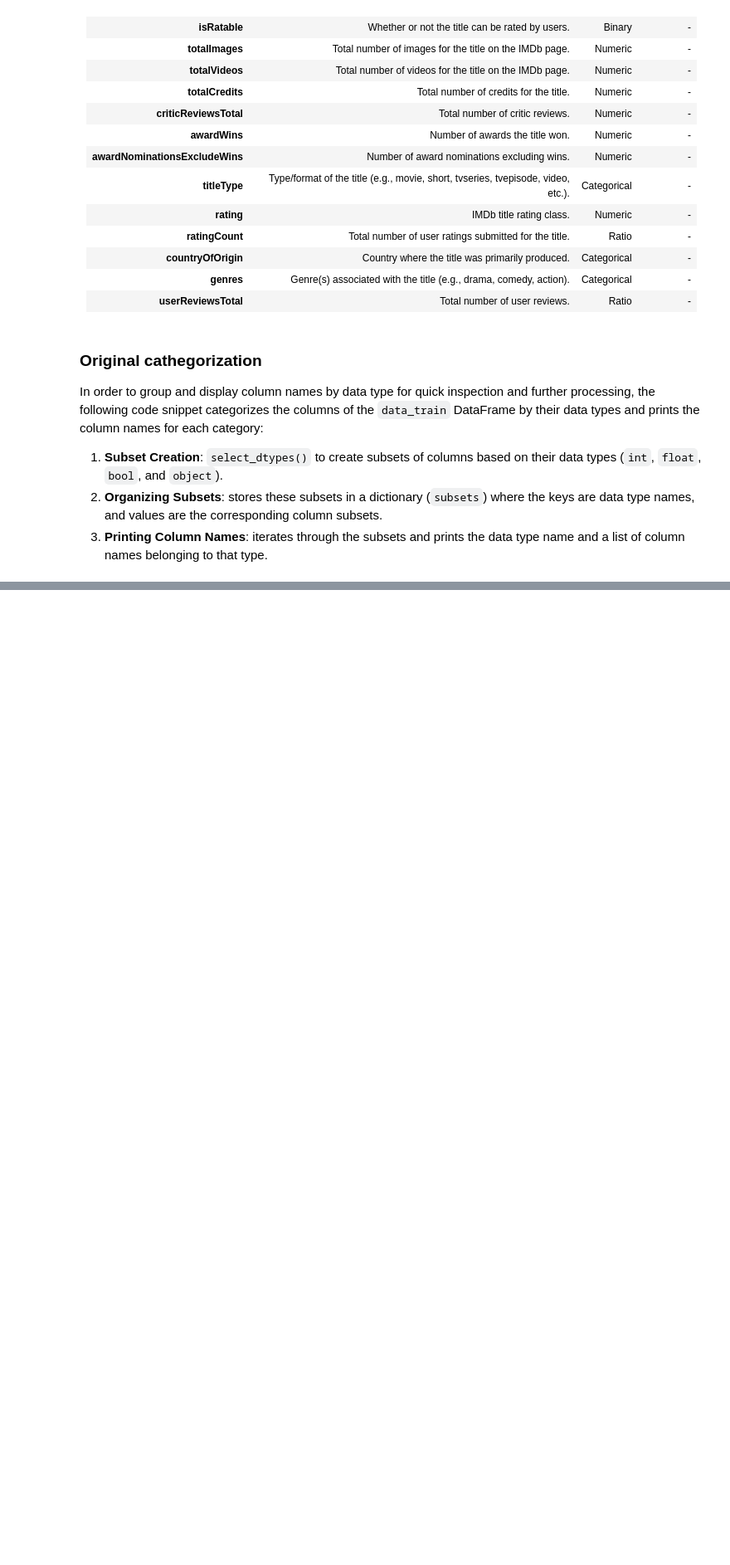
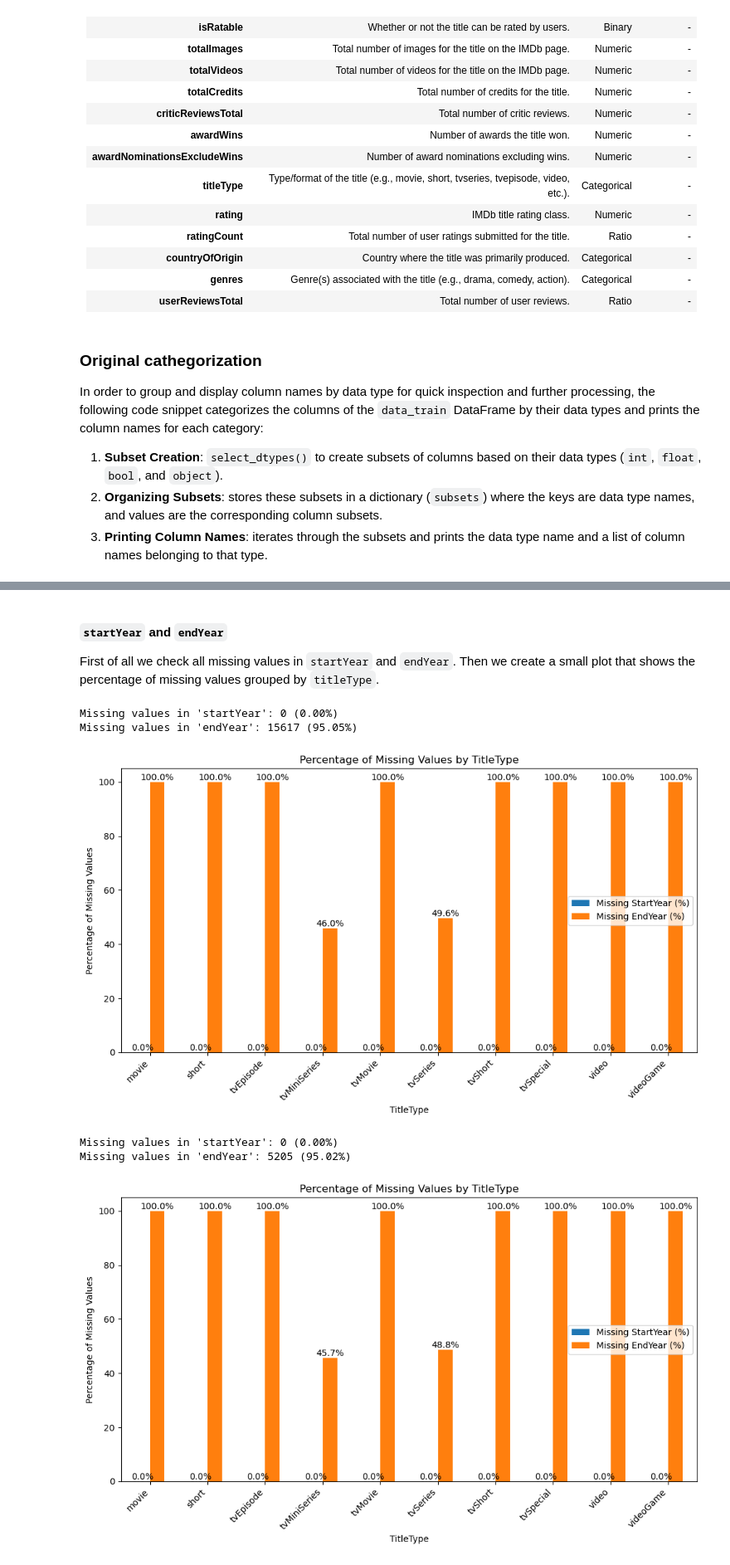
Before and after one commit to FrancescoCuria/IMDb-Data-Analytics, a Jupyter notebook: 00_data_understanding.ipynb, the cells around one changed output, grey strips where cells are left out. Shown at 83% size. Drawn from its saved outputs; the diff is of its cells as text; code cells hidden in the pictures; blank space fills up the shorter version.

Commit message:
Data understanding (1.5)

```diff
--- a/00_data_understanding.ipynb
+++ b/00_data_understanding.ipynb
@@ -695,5 +176,0 @@ For example, when doing 'df[col].method(value, inplace=True)', try using 'df.met
-# %%
-# genres possiede solo il 2% di missing values, essendo una colonna di liste che presentano generi, useremo una lista con l'elemento "unknown"
-data_train['genres'] = data_train['genres'].apply(lambda x: "Unknown" if pd.isna(x) else x)
-
-data_test['genres'] = data_test['genres'].apply(lambda x: "Unknown" if pd.isna(x) else x)
@@ -795,3 +176,0 @@ plt.show()
-# %%
-# delete the plus column used for the plot
-data_train = data_train.drop(columns=['startYearDecade'])
@@ -1102,9 +176,0 @@ numVotes and ratingCount: Correlation of 1.00, indicating these two features are
-# %%
-data_train = data_train.drop(columns='ratingCount')
-data_test = data_test.drop(columns='ratingCount')
-
-# also from the numeric datasets
-numeric_data_train = numeric_data_train.drop(columns='ratingCount')
-numeric_data_test = numeric_data_test.drop(columns='ratingCount')
-
-data_train.info()
@@ -1216,0 +339,63 @@ scaled_test.to_csv('clean data/scaled_test.csv', index=False)"""
+# %% [markdown]
+#### `startYear` and `endYear`
+
+First of all we check all missing values in `startYear` and `endYear`. Then we create a small plot that shows the percentage of missing values grouped by `titleType`.
+# %%
+def analyze_missing_years(data):
+    """
+    Analyze missing values in the 'startYear' and 'endYear' columns and display the percentage of missing values grouped by 'titleType'.
+
+    Args:
+        data (pd.DataFrame): The input dataset containing 'startYear', 'endYear', and 'titleType' columns.
+    """
+    # Replace '\N' with NaN for proper missing value handling
+    data.replace('\\N', np.nan, inplace=True)
+
+    # Check missing values in 'startYear' and 'endYear'
+    missing_start_year = data['startYear'].isna().sum()
+    missing_end_year = data['endYear'].isna().sum()
+
+    total_rows = len(data)
+    missing_start_year_pct = (missing_start_year / total_rows) * 100
+    missing_end_year_pct = (missing_end_year / total_rows) * 100
+
+    print(f"Missing values in 'startYear': {missing_start_year} ({missing_start_year_pct:.2f}%)")
+    print(f"Missing values in 'endYear': {missing_end_year} ({missing_end_year_pct:.2f}%)")
+
+    # Calculate the percentage of missing values for each 'titleType'
+    grouped_missing = data.groupby('titleType').apply(
+        lambda x: {
+            'missing_startYear': x['startYear'].isna().mean() * 100,
+            'missing_endYear': x['endYear'].isna().mean() * 100
+        }
+    )
+
+    missing_df = pd.DataFrame(grouped_missing.tolist(), index=grouped_missing.index)
+    missing_df.columns = ['Missing StartYear (%)', 'Missing EndYear (%)']
+
+    # Plot the data
+    ax = missing_df.plot(kind='bar', figsize=(10, 6))
+    plt.title('Percentage of Missing Values by TitleType')
+    plt.ylabel('Percentage of Missing Values')
+    plt.xlabel('TitleType')
+    plt.xticks(rotation=45, ha='right')
+
+    # Add percentage labels to the bars
+    for p in ax.patches:
+        ax.annotate(f'{p.get_height():.1f}%',
+                    (p.get_x() + p.get_width() / 2., p.get_height()),
+                    ha='center', va='center', fontsize=10, color='black', xytext=(0, 5),
+                    textcoords='offset points')
+
+    plt.tight_layout()
+    plt.show()
+
+analyze_missing_years(data_train)
+analyze_missing_years(data_test)
+# %% [output]
+Missing values in 'startYear': 0 (0.00%)
+Missing values in 'endYear': 15617 (95.05%)
+[figure, added]
+Missing values in 'startYear': 0 (0.00%)
+Missing values in 'endYear': 5205 (95.02%)
+[figure, added]
```
Also changed, not shown: parts of 121 cells of this notebook, 21 other files.
